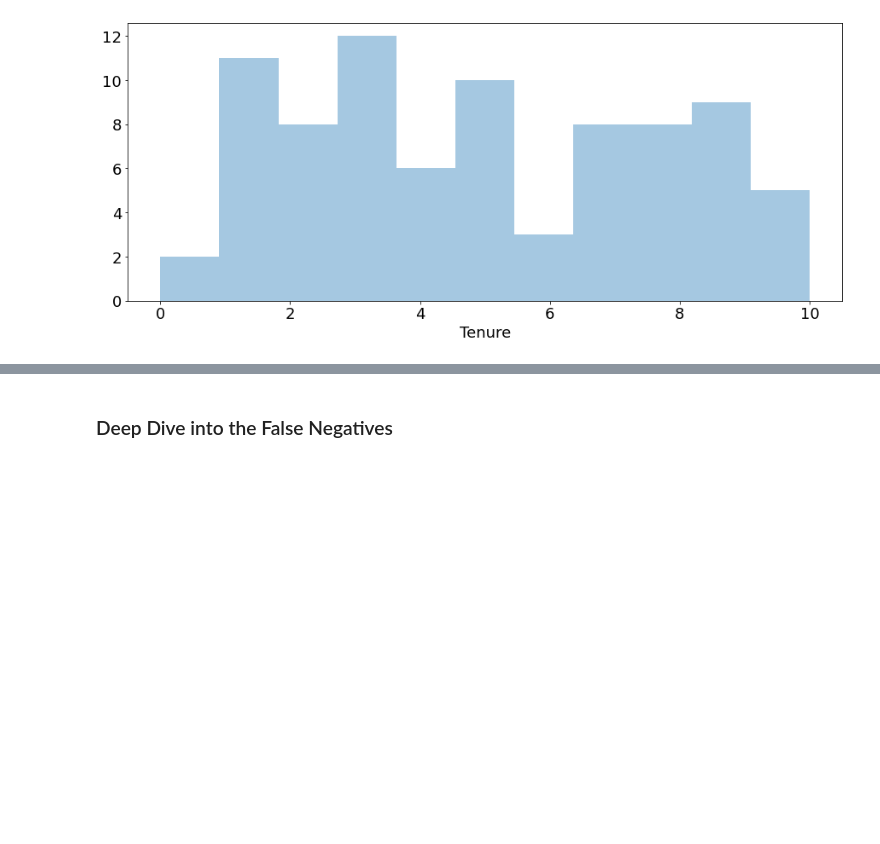
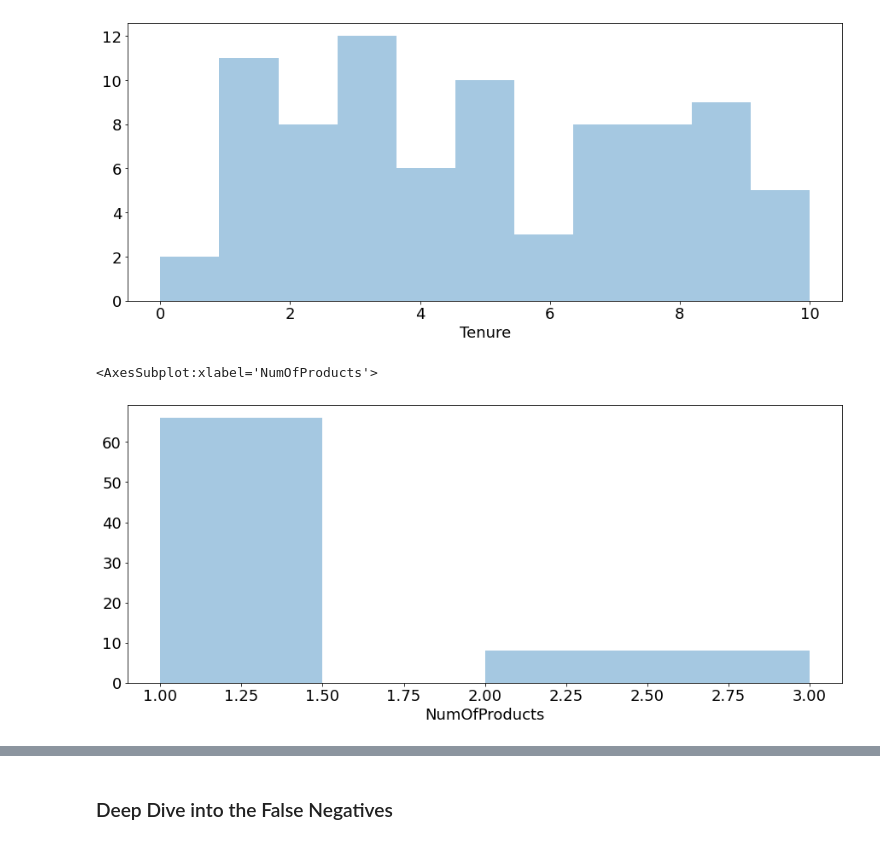
Before and after one commit to Yoyoyamato/churn_modeling, a Jupyter notebook: Final_Model.ipynb, the cells around one changed output, grey strips where cells are left out. Drawn from its saved outputs; the diff is of its cells as text; code cells hidden in the pictures; blank space fills up the shorter version.

```diff
--- a/Final_Model.ipynb
+++ b/Final_Model.ipynb
@@ -195,3 +195,8 @@ sns.distplot(FP_df['Tenure'],bins=11, kde=False)
 # %% [output]
 <AxesSubplot:xlabel='Tenure'>
 [figure]
+# %%
+sns.distplot(FP_df['NumOfProducts'],bins=4, kde=False)
+# %% [output]
+<AxesSubplot:xlabel='NumOfProducts'>
+[figure, added]
```
Also changed, not shown: parts of 3 cells of this notebook.
